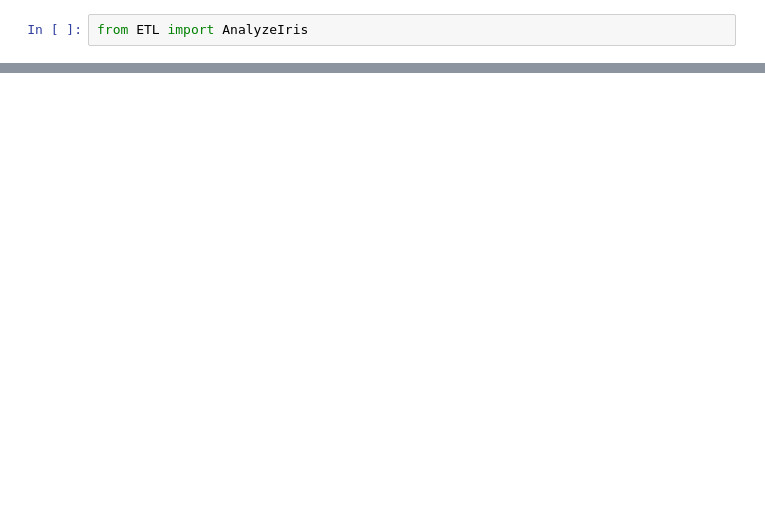
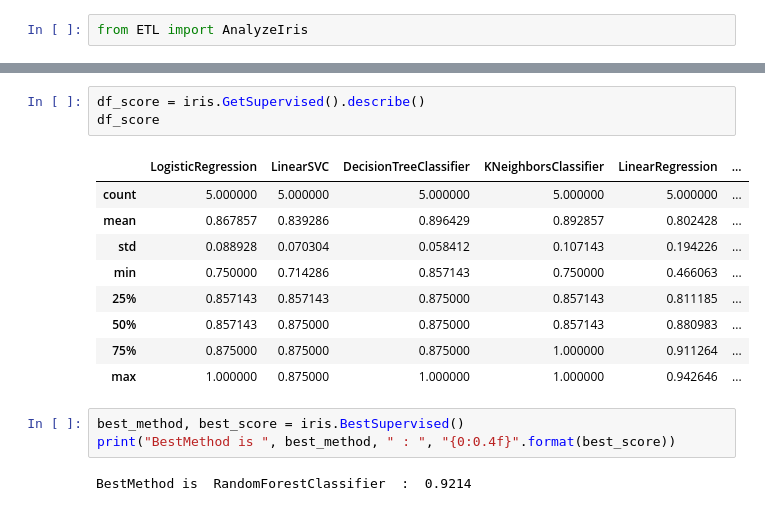
Before and after one commit to Yuma-Tsukakoshi/kaggle_test, a Jupyter notebook: walc.ipynb, the cells around one changed output, grey strips where cells are left out. Drawn from its saved outputs; the diff is of its cells as text; blank space fills up the shorter version.

```diff
--- a/walc.ipynb
+++ b/walc.ipynb
@@ -33,0 +65,18 @@ iris.PairPlot(cmap="brg")
+# %%
+df_score = iris.GetSupervised().describe()
+df_score
+# %% [output]
+|  | LogisticRegression | LinearSVC | DecisionTreeClassifier | KNeighborsClassifier | LinearRegression | ... |
+| count | 5.000000 | 5.000000 | 5.000000 | 5.000000 | 5.000000 | ... |
+| mean | 0.867857 | 0.839286 | 0.896429 | 0.892857 | 0.802428 | ... |
+| std | 0.088928 | 0.070304 | 0.058412 | 0.107143 | 0.194226 | ... |
+| min | 0.750000 | 0.714286 | 0.857143 | 0.750000 | 0.466063 | ... |
+| 25% | 0.857143 | 0.857143 | 0.875000 | 0.857143 | 0.811185 | ... |
+| 50% | 0.857143 | 0.875000 | 0.875000 | 0.857143 | 0.880983 | ... |
+| 75% | 0.875000 | 0.875000 | 0.875000 | 1.000000 | 0.911264 | ... |
+| max | 1.000000 | 0.875000 | 1.000000 | 1.000000 | 0.942646 | ... |
+# %%
+best_method, best_score = iris.BestSupervised()
+print("BestMethod is ", best_method, " : ", "{0:0.4f}".format(best_score))
+# %% [output]
+BestMethod is  RandomForestClassifier  :  0.9214
```
Also changed, not shown: parts of 11 cells of this notebook, 3 other files.
